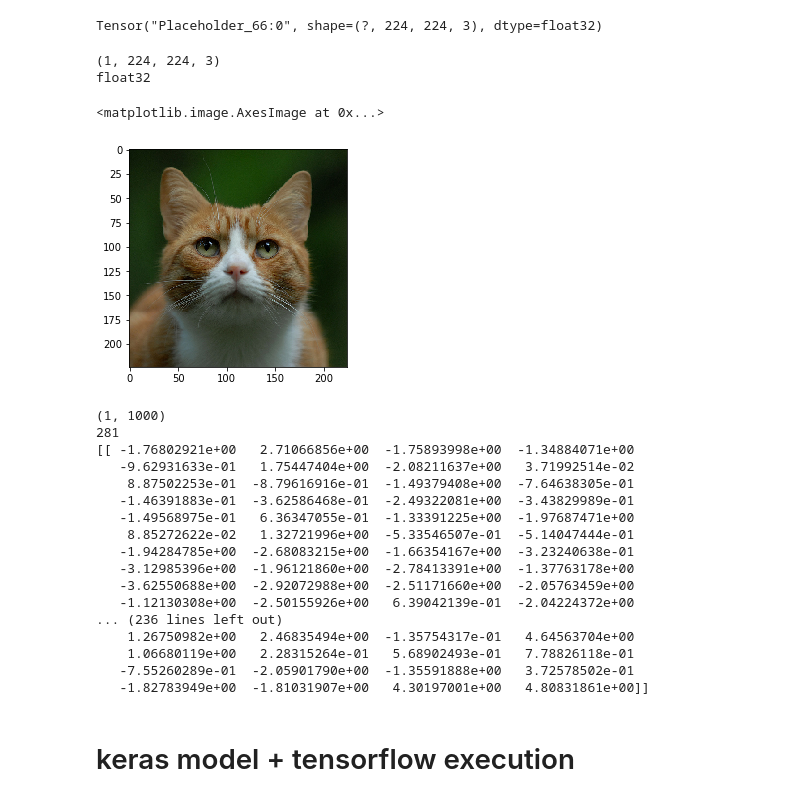
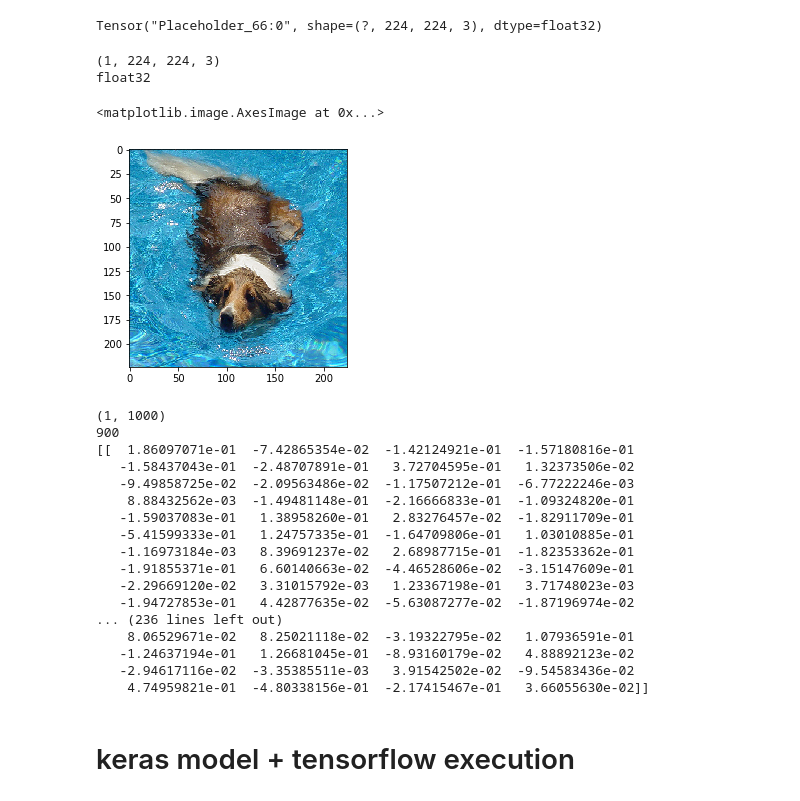
Before and after one commit to Justin-Yuan/Structured-Inference-and-Learning, a Jupyter notebook: experiments/VGG16 Saliency Maps.ipynb, the cells around one changed output. Saved outputs shown, nothing was run; the diff lists cells and outputs as text; code cells hidden in the pictures.

```diff
--- a/experiments/VGG16 Saliency Maps.ipynb
+++ b/experiments/VGG16 Saliency Maps.ipynb
@@ -21,20 +21,20 @@ modell = VGG16prenormalized(weights='imagenet')
 # %% [output]
 Tensor("Placeholder_66:0", shape=(?, 224, 224, 3), dtype=float32)
 # %%
-img_path = 'cat.jpg'
+img_path = 'doginwater.jpg'
 img = image.load_img(img_path, target_size=(224, 224))
 x = image.img_to_array(img)
 x = np.expand_dims(x, axis=0)
 x = preprocess_input(x)
 
 print(x.shape)
 print(x.dtype)
 plt.imshow(img)
 # %% [output]
 (1, 224, 224, 3)
 float32
 <matplotlib.image.AxesImage at 0x...>
-[figure, old version]
+[figure, new version]
 # %%
 pred = modell.predict(x)
 # %%
@@ -43,22 +43,22 @@ print(np.argmax(pred))
 print(pred)
 # %% [output]
 (1, 1000)
-281
-[[ -1.76802921e+00   2.71066856e+00  -1.75893998e+00  -1.34884071e+00
-   -9.62931633e-01   1.75447404e+00  -2.08211637e+00   3.71992514e-02
-    8.87502253e-01  -8.79616916e-01  -1.49379408e+00  -7.64638305e-01
-   -1.46391883e-01  -3.62586468e-01  -2.49322081e+00  -3.43829989e-01
-   -1.49568975e-01   6.36347055e-01  -1.33391225e+00  -1.97687471e+00
-    8.85272622e-02   1.32721996e+00  -5.33546507e-01  -5.14047444e-01
-   -1.94284785e+00  -2.68083215e+00  -1.66354167e+00  -3.23240638e-01
-   -3.12985396e+00  -1.96121860e+00  -2.78413391e+00  -1.37763178e+00
-   -3.62550688e+00  -2.92072988e+00  -2.51171660e+00  -2.05763459e+00
-   -1.12130308e+00  -2.50155926e+00   6.39042139e-01  -2.04224372e+00
+900
+[[  1.86097071e-01  -7.42865354e-02  -1.42124921e-01  -1.57180816e-01
+   -1.58437043e-01  -2.48707891e-01   3.72704595e-01   1.32373506e-02
+   -9.49858725e-02  -2.09563486e-02  -1.17507212e-01  -6.77222246e-03
+    8.88432562e-03  -1.49481148e-01  -2.16666833e-01  -1.09324820e-01
+   -1.59037083e-01   1.38958260e-01   2.83276457e-02  -1.82911709e-01
+   -5.41599333e-01   1.24757335e-01  -1.64709806e-01   1.03010885e-01
+   -1.16973184e-03   8.39691237e-02   2.68987715e-01  -1.82353362e-01
+   -1.91855371e-01   6.60140663e-02  -4.46528606e-02  -3.15147609e-01
+   -2.29669120e-02   3.31015792e-03   1.23367198e-01   3.71748023e-03
+   -1.94727853e-01   4.42877635e-02  -5.63087277e-02  -1.87196974e-02
 ... (236 lines left out)
-    1.26750982e+00   2.46835494e+00  -1.35754317e-01   4.64563704e+00
-    1.06680119e+00   2.28315264e-01   5.68902493e-01   7.78826118e-01
-   -7.55260289e-01  -2.05901790e+00  -1.35591888e+00   3.72578502e-01
-   -1.82783949e+00  -1.81031907e+00   4.30197001e+00   4.80831861e+00]]
+    8.06529671e-02   8.25021118e-02  -3.19322795e-02   1.07936591e-01
+   -1.24637194e-01   1.26681045e-01  -8.93160179e-02   4.88892123e-02
+   -2.94617116e-02  -3.35385511e-03   3.91542502e-02  -9.54583436e-02
+    4.74959821e-01  -4.80338156e-01  -2.17415467e-01   3.66055630e-02]]
 # %% [markdown]
 # keras model + tensorflow execution
 # %%
```
Also changed, not shown: parts of 4 cells of this notebook, 7 other files.
